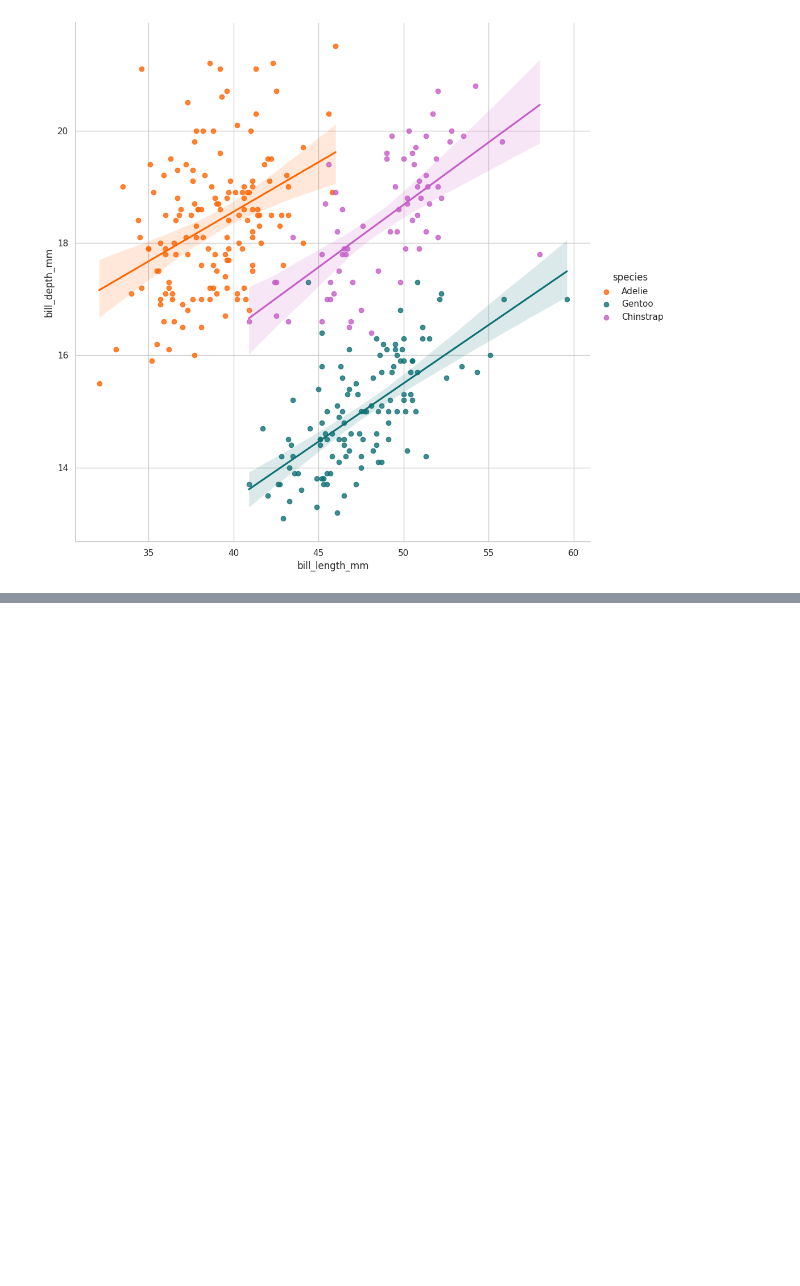
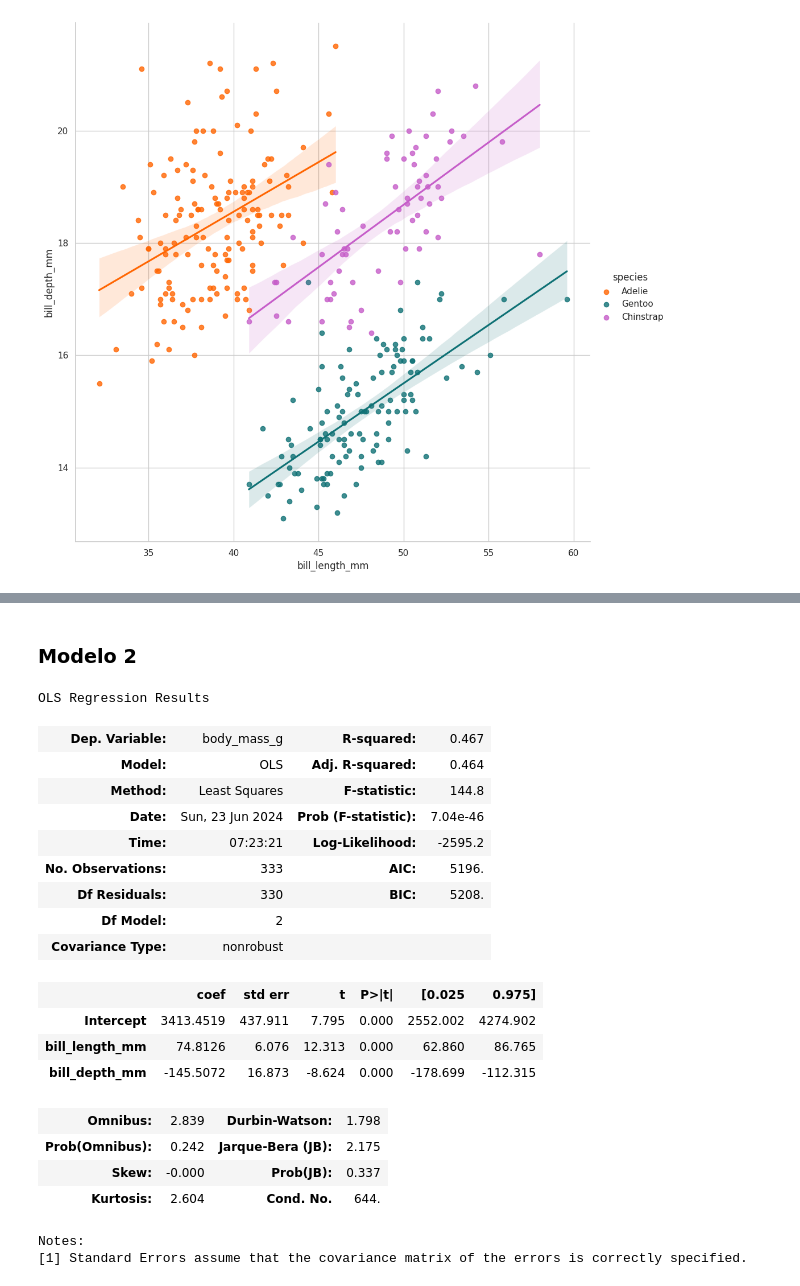
Before and after one commit to FernandoUrruchurtu/DatosPythonPlatzi, a Jupyter notebook: analisis-exploratorio-datos/notebook-eda-bivariate.ipynb, the cells around one changed output, grey strips where cells are left out. Drawn from its saved outputs; the diff is of its cells as text; code cells hidden in the pictures; blank space fills up the shorter version.

```diff
--- a/analisis-exploratorio-datos/notebook-eda-bivariate.ipynb
+++ b/analisis-exploratorio-datos/notebook-eda-bivariate.ipynb
@@ -263,0 +302,32 @@ sns.lmplot(
+# %% [markdown]
+### Modelo 2
+# %%
+model_2 = (
+    smf.ols(
+        formula='body_mass_g ~ bill_length_mm + bill_depth_mm',
+        data=processed_penguins_df
+    )
+    .fit()
+)
+model_2.summary()
+# %% [output]
+OLS Regression Results
+| Dep. Variable: | body_mass_g | R-squared: | 0.467 |
+| Model: | OLS | Adj. R-squared: | 0.464 |
+| Method: | Least Squares | F-statistic: | 144.8 |
+| Date: | Sun, 23 Jun 2024 | Prob (F-statistic): | 7.04e-46 |
+| Time: | 07:23:21 | Log-Likelihood: | -2595.2 |
+| No. Observations: | 333 | AIC: | 5196. |
+| Df Residuals: | 330 | BIC: | 5208. |
+| Df Model: | 2 |  |  |
+| Covariance Type: | nonrobust |  |  |
+|  | coef | std err | t | P>|t| | [0.025 | 0.975] |
+| Intercept | 3413.4519 | 437.911 | 7.795 | 0.000 | 2552.002 | 4274.902 |
+| bill_length_mm | 74.8126 | 6.076 | 12.313 | 0.000 | 62.860 | 86.765 |
+| bill_depth_mm | -145.5072 | 16.873 | -8.624 | 0.000 | -178.699 | -112.315 |
+| Omnibus: | 2.839 | Durbin-Watson: | 1.798 |
+| Prob(Omnibus): | 0.242 | Jarque-Bera (JB): | 2.175 |
+| Skew: | -0.000 | Prob(JB): | 0.337 |
+| Kurtosis: | 2.604 | Cond. No. | 644. |
+Notes:
+[1] Standard Errors assume that the covariance matrix of the errors is correctly specified.
```
Also changed, not shown: parts of 15 cells of this notebook, 1 other file.
